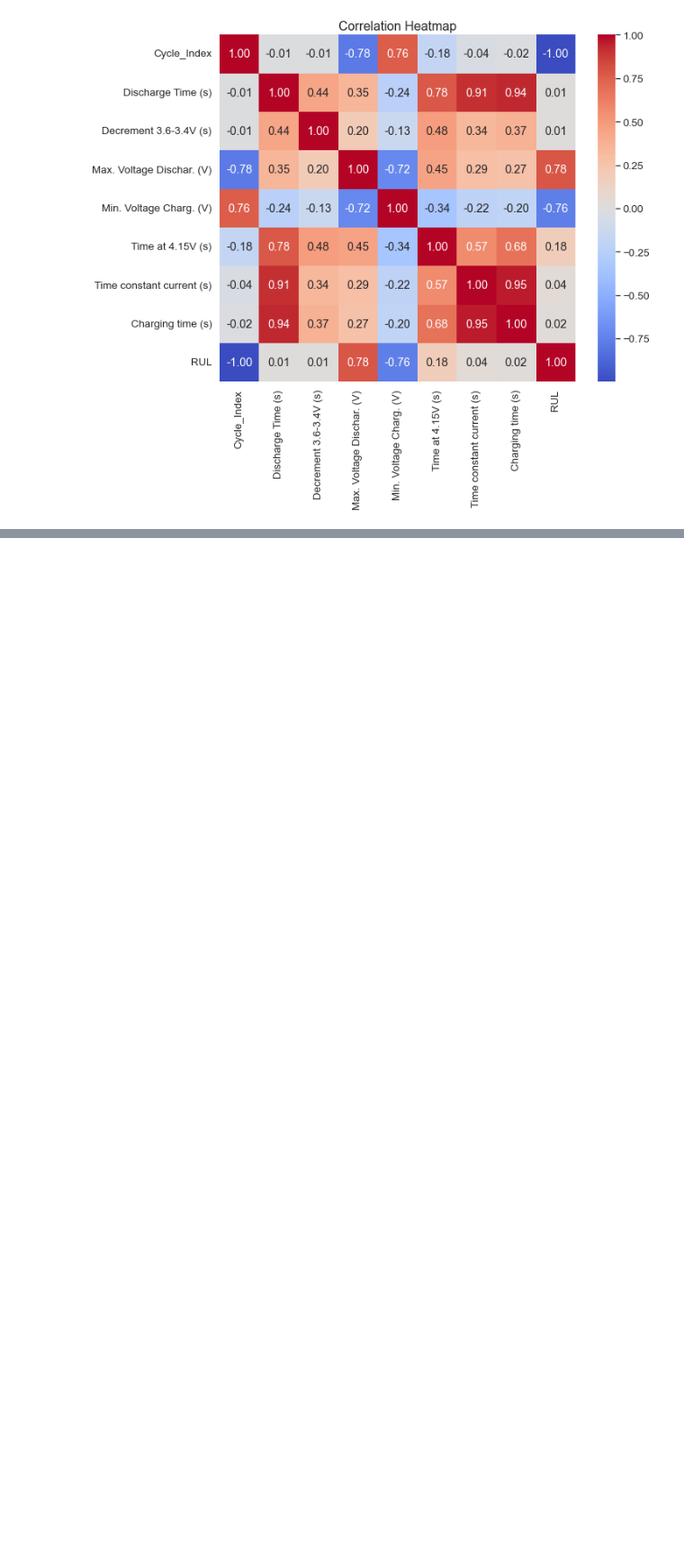
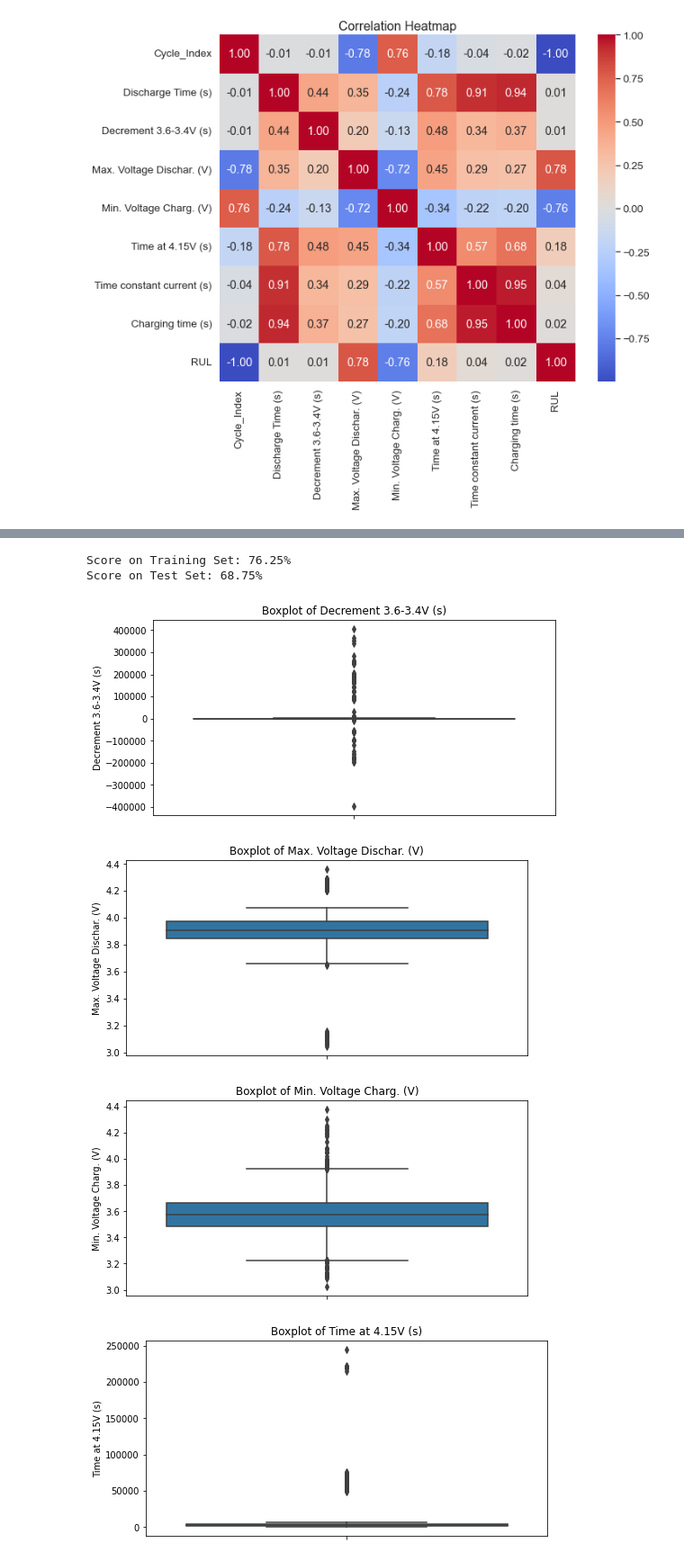
Before and after one commit to jgd45/Project1DS675, a Jupyter notebook: project_implement.ipynb, the cells around one changed output, grey strips where cells are left out. Shown at 90% size. Cells and saved outputs as stored; diff of their text form; code cells hidden in the pictures; blank space fills up the shorter version.

```diff
--- a/project_implement.ipynb
+++ b/project_implement.ipynb
@@ -148,0 +153,19 @@ plt.show()
+# %%
+train_score = model.score(X_train, y_train)
+print("Score on Training Set: {:.2%}".format(train_score))
+test_score = model.score(X_test, y_test)
+print("Score on Test Set: {:.2%}".format(test_score))
+# %% [output]
+Score on Training Set: 76.25%
+Score on Test Set: 68.75%
+# %%
+for col in input_features.columns:
+    plt.figure(figsize=(8, 4))
+    sns.boxplot(data=df, y=col)
+    plt.title(f"Boxplot of {col}")
+    plt.show()
+# %% [output]
+[figure, added]
+[figure, added]
+[figure, added]
+[figure, added]
```
Also changed, not shown: parts of 11 cells of this notebook.
